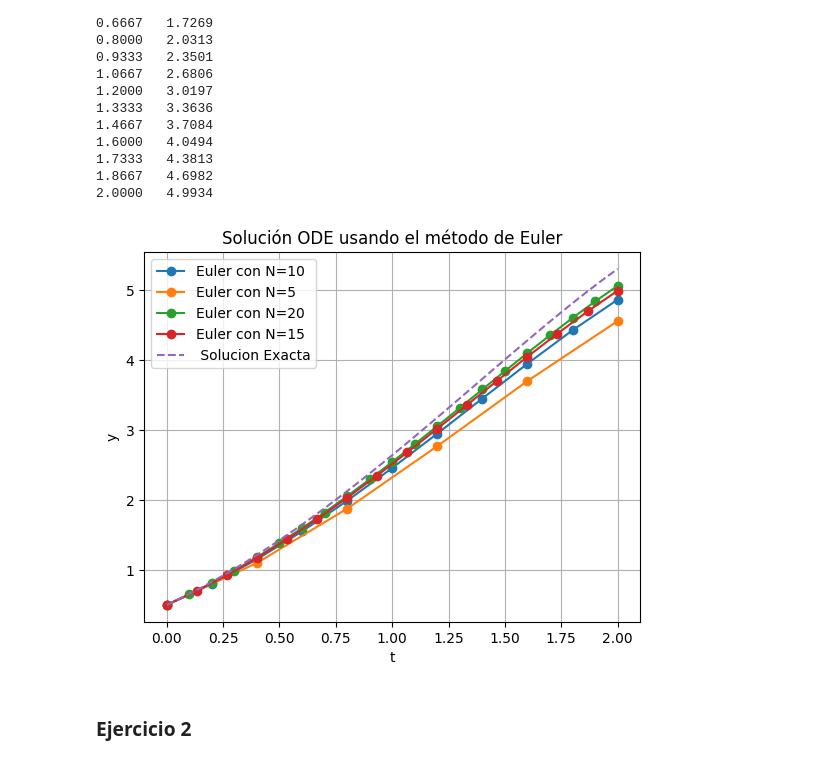
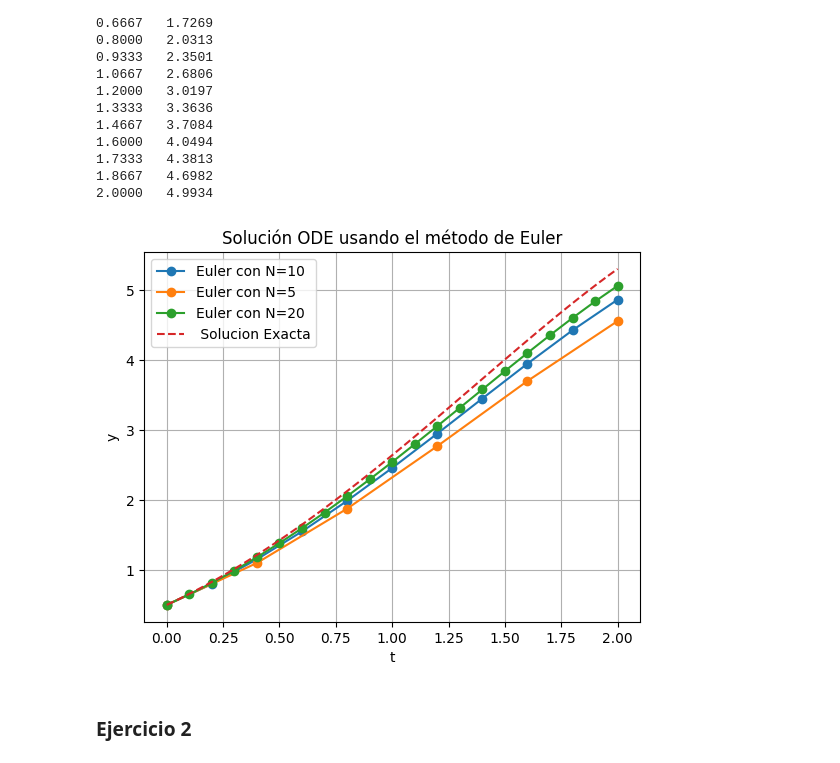
Before and after one commit to carol230/metodos-fuente-ia, a Jupyter notebook: Taller06.ipynb, the cells around one changed output. Saved outputs shown, nothing was run; the diff lists cells and outputs as text; code cells hidden in the pictures.

```diff
--- a/Taller06.ipynb
+++ b/Taller06.ipynb
@@ -110,17 +110,16 @@ t_values         y_values
 # %%
 plt.plot(t_values, y_values, label='Euler con N=10', marker='o')
 plt.plot(t_values2, y_values2, label='Euler con N=5', marker='o')
 plt.plot(t_values20, y_values20, label='Euler con N=20', marker='o')
-plt.plot(t_values15, y_values15, label='Euler con N=15', marker='o')
 plt.plot(t_exact, y_exact, label=' Solucion Exacta', linestyle='--')
 plt.xlabel('t')
 plt.ylabel('y')
 plt.title('Solución ODE usando el método de Euler')
 plt.legend()
 plt.grid()
 plt.show()
 # %% [output]
-[figure, old version]
+[figure, new version]
 # %% [markdown]
 ### Ejercicio 2
 # %%
```
Also changed, not shown: parts of 3 cells of this notebook.
